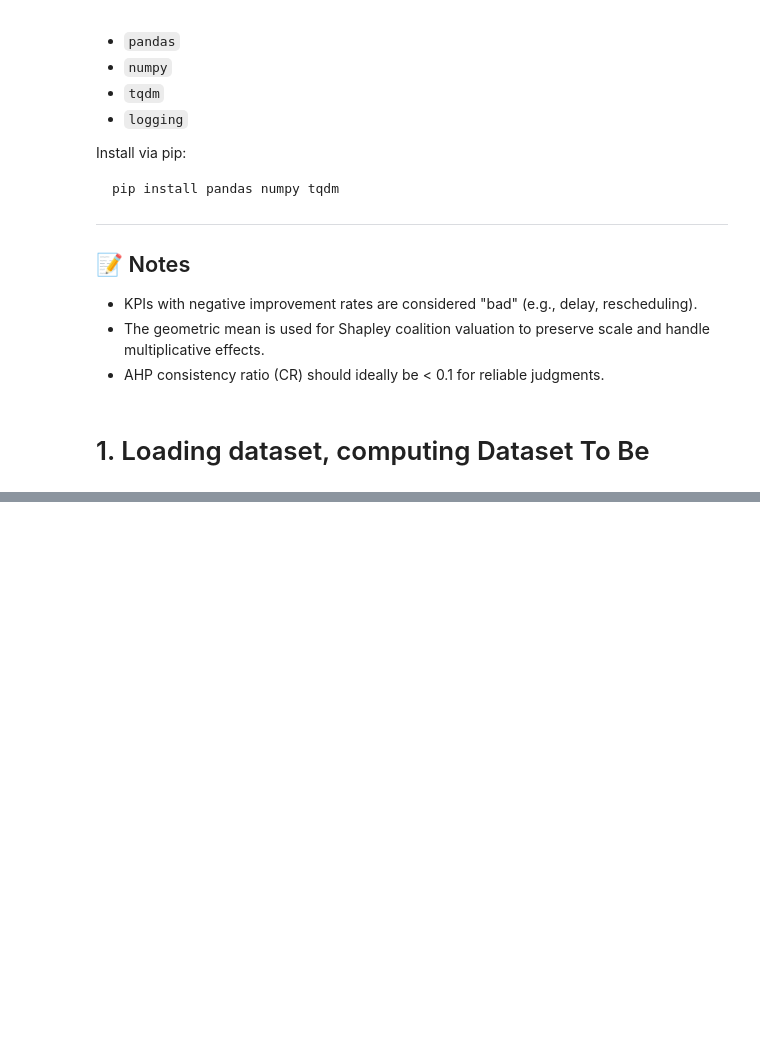
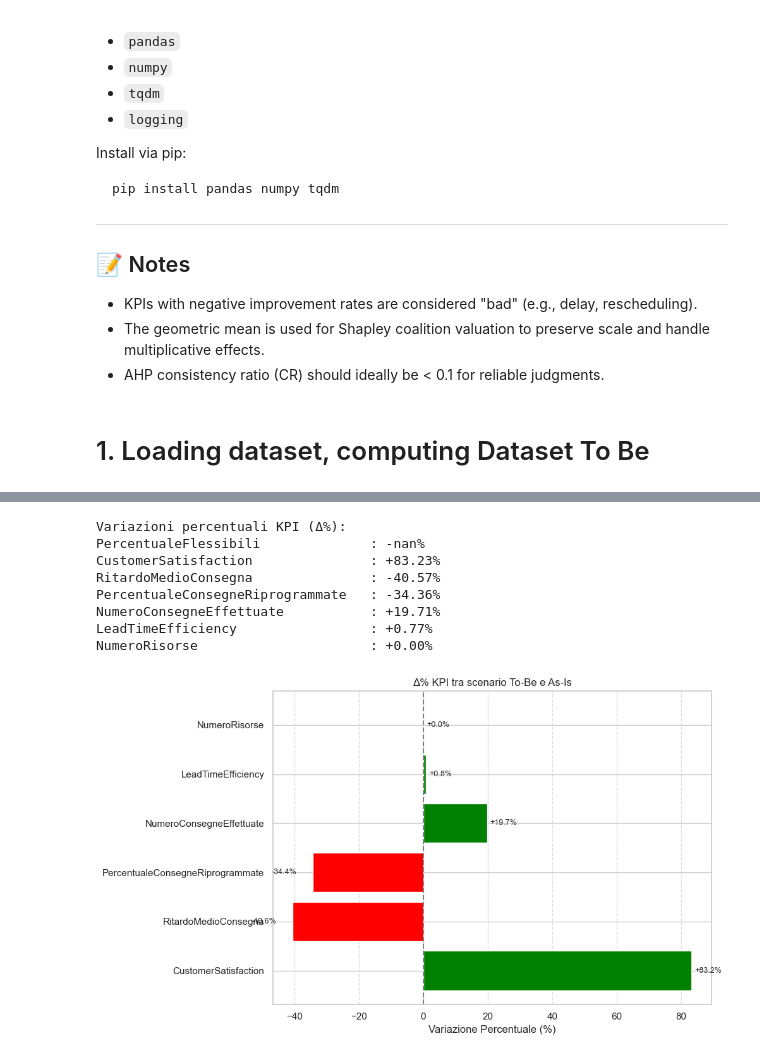
Before and after one commit to giutala/lamp, a Jupyter notebook: plswork.ipynb, the cells around one changed output, grey strips where cells are left out. Cells and saved outputs as stored; diff of their text form; code cells hidden in the pictures; blank space fills up the shorter version.

```diff
--- a/plswork.ipynb
+++ b/plswork.ipynb
@@ -97,0 +345,47 @@ pip install pandas numpy tqdm
+# %%
+# --- STEP 6: Variazioni % --- #
+delta_kpis = {
+    k: (monte_tobe_means[k] - monte_asis_means[k]) / monte_asis_means[k]
+    for k in monte_asis_means
+}
+
+# Ordina per variazione decrescente in valore assoluto
+delta_kpis_sorted = dict(sorted(delta_kpis.items(), key=lambda x: abs(x[1]), reverse=True))
+
+# --- Stampa migliorata --- #
+print("Variazioni percentuali KPI (Δ%):")
+for k, v in delta_kpis_sorted.items():
+    sign = "+" if v >= 0 else "-"
+    print(f"{k:35s}: {sign}{abs(v):.2%}")
+
+# --- Plot --- #
+import matplotlib.pyplot as plt
+
+plt.figure(figsize=(10, 6))
+kpi_names = list(delta_kpis_sorted.keys())
+delta_values = [delta_kpis_sorted[k] * 100 for k in kpi_names]
+
+bars = plt.barh(kpi_names, delta_values, color=["green" if v >= 0 else "red" for v in delta_values])
+plt.axvline(x=0, color='gray', linestyle='--')
+plt.title("Δ% KPI tra scenario To-Be e As-Is")
+plt.xlabel("Variazione Percentuale (%)")
+plt.tight_layout()
+plt.grid(axis='x', linestyle='--', alpha=0.7)
+
+# Etichette sui valori
+for bar, val in zip(bars, delta_values):
+    plt.text(bar.get_width() + (1 if val >= 0 else -5),
+             bar.get_y() + bar.get_height() / 2,
+             f"{val:+.1f}%", va='center', ha='left' if val >= 0 else 'right', fontsize=9)
+
+plt.show()
+# %% [output]
+Variazioni percentuali KPI (Δ%):
+PercentualeFlessibili              : -nan%
+CustomerSatisfaction               : +83.23%
+RitardoMedioConsegna               : -40.57%
+PercentualeConsegneRiprogrammate   : -34.36%
+NumeroConsegneEffettuate           : +19.71%
+LeadTimeEfficiency                 : +0.77%
+NumeroRisorse                      : +0.00%
+[figure, added]
```
Also changed, not shown: parts of 15 cells of this notebook.
